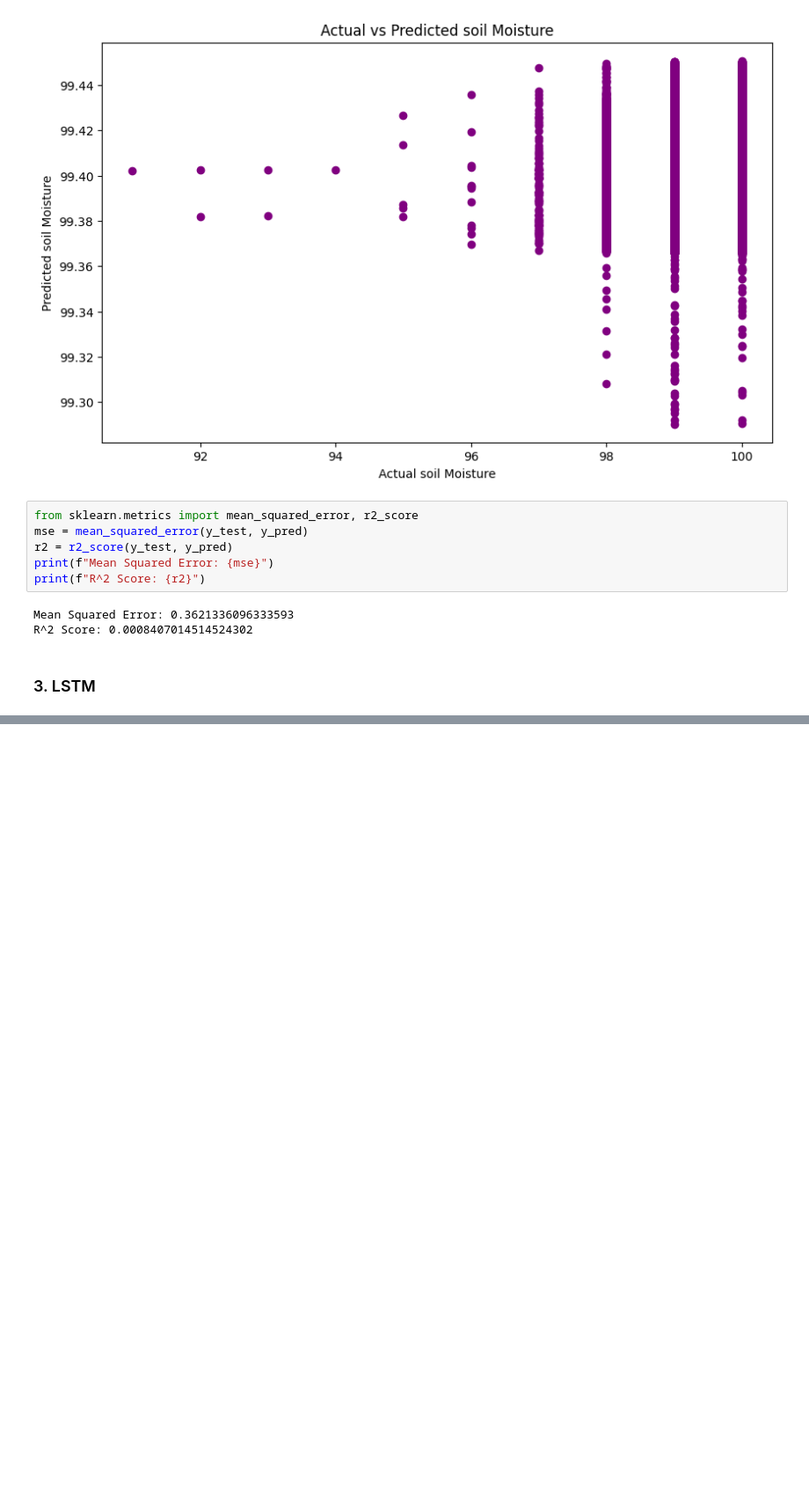
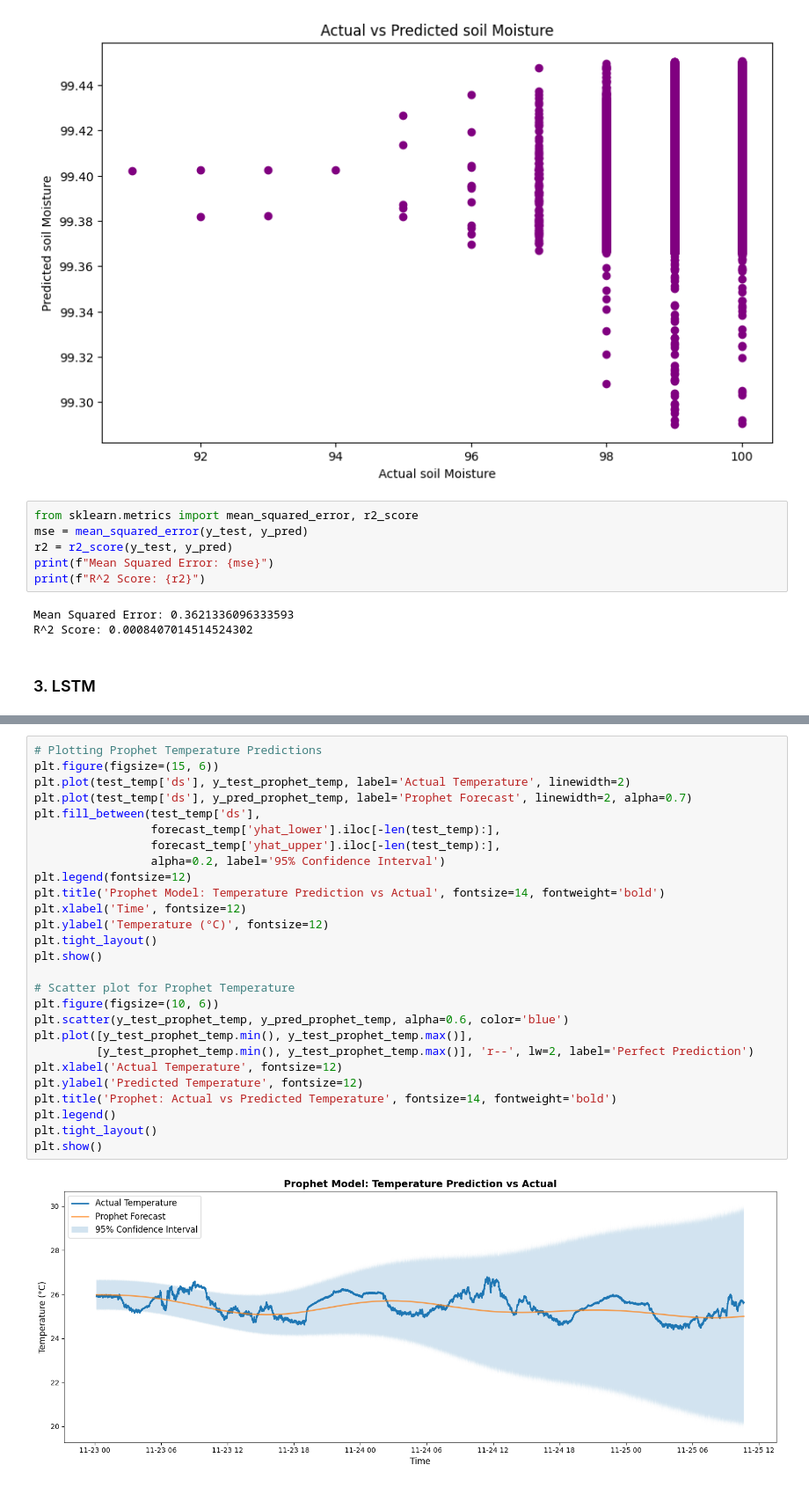
Before and after one commit to SaraAlameen82/IoT_Application_Project, a Jupyter notebook: main.ipynb, the cells around one changed output, grey strips where cells are left out. Shown at 88% size. Drawn from its saved outputs; the diff is of its cells as text; blank space fills up the shorter version.

Commit message:
Added 3 additional ML models to have better predict performance.

```diff
--- a/main.ipynb
+++ b/main.ipynb
@@ -571,0 +662,29 @@ LSTM Model - R^2 Score: -2.640829142073315
+# %%
+# Plotting Prophet Temperature Predictions
+plt.figure(figsize=(15, 6))
+plt.plot(test_temp['ds'], y_test_prophet_temp, label='Actual Temperature', linewidth=2)
+plt.plot(test_temp['ds'], y_pred_prophet_temp, label='Prophet Forecast', linewidth=2, alpha=0.7)
+plt.fill_between(test_temp['ds'],
+                 forecast_temp['yhat_lower'].iloc[-len(test_temp):],
+                 forecast_temp['yhat_upper'].iloc[-len(test_temp):],
+                 alpha=0.2, label='95% Confidence Interval')
+plt.legend(fontsize=12)
+plt.title('Prophet Model: Temperature Prediction vs Actual', fontsize=14, fontweight='bold')
+plt.xlabel('Time', fontsize=12)
+plt.ylabel('Temperature (°C)', fontsize=12)
+plt.tight_layout()
+plt.show()
+
+# Scatter plot for Prophet Temperature
+plt.figure(figsize=(10, 6))
+plt.scatter(y_test_prophet_temp, y_pred_prophet_temp, alpha=0.6, color='blue')
+plt.plot([y_test_prophet_temp.min(), y_test_prophet_temp.max()],
+         [y_test_prophet_temp.min(), y_test_prophet_temp.max()], 'r--', lw=2, label='Perfect Prediction')
+plt.xlabel('Actual Temperature', fontsize=12)
+plt.ylabel('Predicted Temperature', fontsize=12)
+plt.title('Prophet: Actual vs Predicted Temperature', fontsize=14, fontweight='bold')
+plt.legend()
+plt.tight_layout()
+plt.show()
+# %% [output]
+[figure, added]
```
Also changed, not shown: parts of 25 cells of this notebook.
